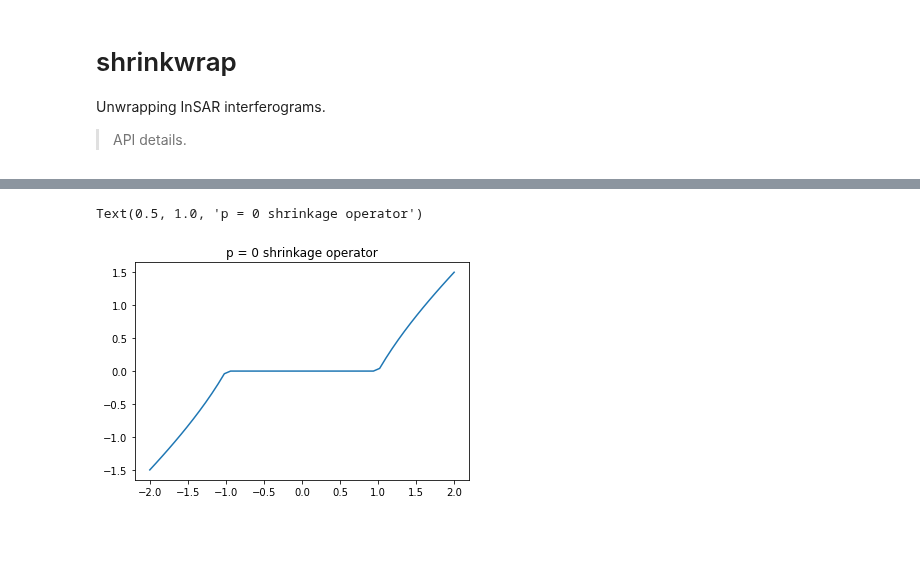
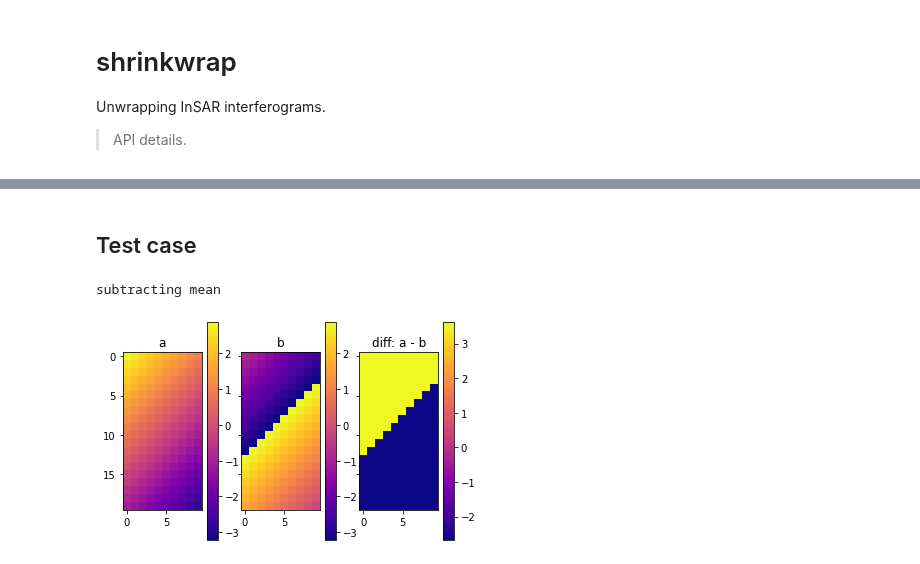
Before and after one commit to scottstanie/spurs, a Jupyter notebook: 00_core.ipynb, the cells around one changed output, grey strips where cells are left out. Saved outputs shown, nothing was run; the diff lists cells and outputs as text; code cells hidden in the pictures; blank space fills up the shorter version.

```diff
--- a/00_core.ipynb
+++ b/00_core.ipynb
@@ -141,12 +191,3 @@ $$
-# %%
-p = 0
-xx = np.linspace(-2, 2).reshape((1, -1))
-fig, ax = plt.subplots()
-ax.plot(xx.ravel(), p_shrink(xx, p=p).ravel())
-ax.set_title(f"p = {p} shrinkage operator")
-# %% [output]
-Text(0.5, 1.0, 'p = 0 shrinkage operator')
-[figure, removed]
 # %%
 # export
 def unwrap(
@@ -231 +291,3 @@ def unwrap(
     return F
+# %% [markdown]
+## Test case
@@ -231,0 +328,28 @@ def unwrap(
+# %%
+from numpy import pi
+
+
+def make_ramp_test(r=20, c=10, sigma=0.0):
+
+    rramp = 2 * np.arange(-r // 2, r // 2) / 100.0 * 10
+    cramp = 2 * np.arange(-c // 2, c // 2) / 100.0 * 10
+
+    # steady ramp from top to bot in both X, Y directions
+    X, Y = np.meshgrid(cramp - cramp[0], rramp - rramp[0])
+
+    f0 = np.abs(X) + np.abs(Y)
+    f0 = np.max(f0) - f0
+    # noise level
+    # Unwrapped interferogram phase is f
+    f = f0 + sigma * np.random.randn(r, c)
+    # Wrapped version of unwrapped truth phase:
+    f_wrapped = ((f + pi) % (2 * pi)) - pi
+    return f, f_wrapped
+
+
+f, f_wrapped = make_ramp_test()
+# %%
+plot_diff(f, f_wrapped)
+# %% [output]
+subtracting mean
+[figure, added]
```
Also changed, not shown: parts of 27 cells of this notebook, 6 other files.
